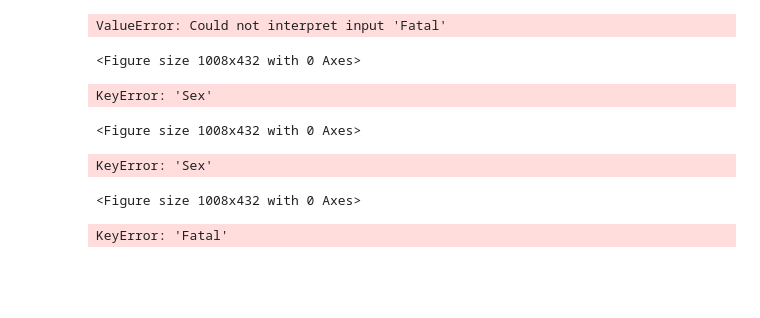
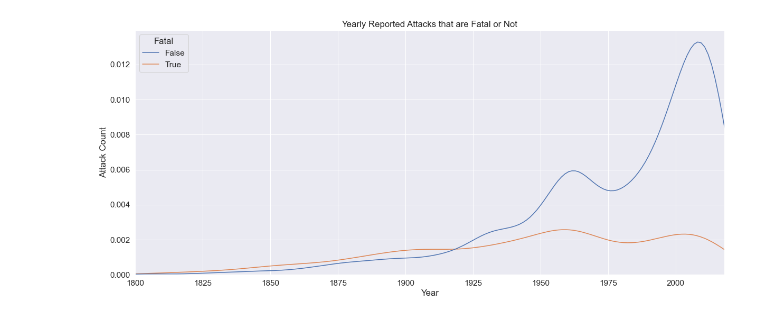
Before and after one commit to data301-2021-summer2/project-group33, a Jupyter notebook: analysis/ThomasDietrich/Milestone2.ipynb, the cells around one changed output. Cells and saved outputs as stored; diff of their text form; code cells hidden in the pictures; blank space fills up the shorter version.

```diff
--- a/analysis/ThomasDietrich/Milestone2.ipynb
+++ b/analysis/ThomasDietrich/Milestone2.ipynb
@@ -91,42 +72,15 @@ plt.show(EDA2)
 # %%
-sns.set(style="darkgrid", font_scale=1.2)
-plt.figure(figsize=(14, 6))
+sns.set(style="darkgrid", font_scale=1.4)
+plt.figure(figsize=(20, 8.5))
 
-EDA3 = sns.barplot(x="Year", y="Fatal", data=df, hue="Sex")
+EDA3 = sns.kdeplot(x="Year", hue="Fatal", data=df)
 
-plt.title("Fatalities by Sex")
-plt.ylabel("Fatalities")
-plt.xlabel("Sex")
+plt.title("Yearly Reported Attacks that are Fatal or Not")
+plt.ylabel("Attack Count")
+plt.xlim([1800, 2018])
+ticks_y = ticker.FuncFormatter(lambda x, pos: '{0:g}'.format(x*6091*0.98505992447))
+EDA1.yaxis.set_major_formatter(ticks_y)
+
 plt.show(EDA3)
 # %% [output]
-ValueError: Could not interpret input 'Fatal'
-<Figure size 1008x432 with 0 Axes>
+[figure, added]
-# %%
-sns.set(style="darkgrid", font_scale=1.2)
-plt.figure(figsize=(14, 6))
-
-# density plot with shaded area with kdeplot 'shade' parameter
-EDA4 = sns.lineplot(df['Year'], shade=True, hue=df['Sex'])
-plt.title("Attack Density per Year Distribution Plot")
-plt.ylabel("Attack Density")
-plt.show(EDA4)
-# %% [output]
-KeyError: 'Sex'
-<Figure size 1008x432 with 0 Axes>
-# %%
-sns.set(style="darkgrid", font_scale=1.2)
-plt.figure(figsize=(14, 6))
-from collections import Counter
-a = Counter(list(df['Sex']))
-a
-#EDA6 = plt.bar(list(a.keys()), list(a.values()))
-#plt.title("Attack Density per Country Histogram")
-#plt.ylabel("Attack Density")
-#plt.show(EDA6)
-# %% [output]
-KeyError: 'Sex'
-<Figure size 1008x432 with 0 Axes>
-# %%
-type(df['Fatal'])
-# %% [output]
-KeyError: 'Fatal'
```
Also changed, not shown: parts of 16 cells of this notebook, 2 other files.
